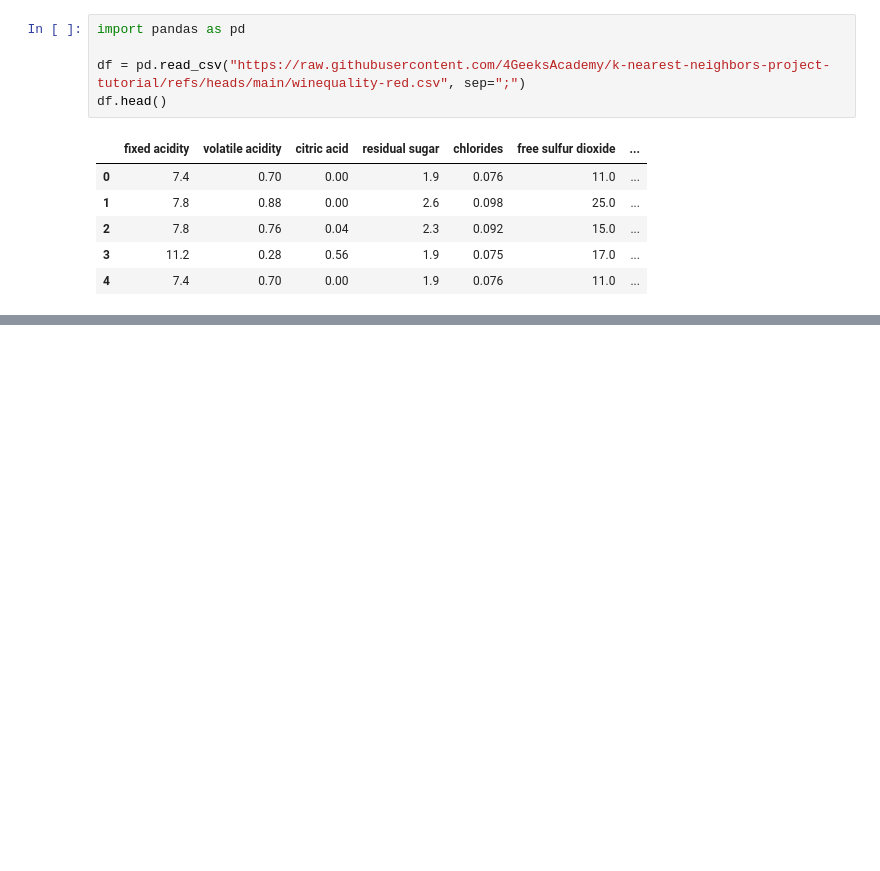
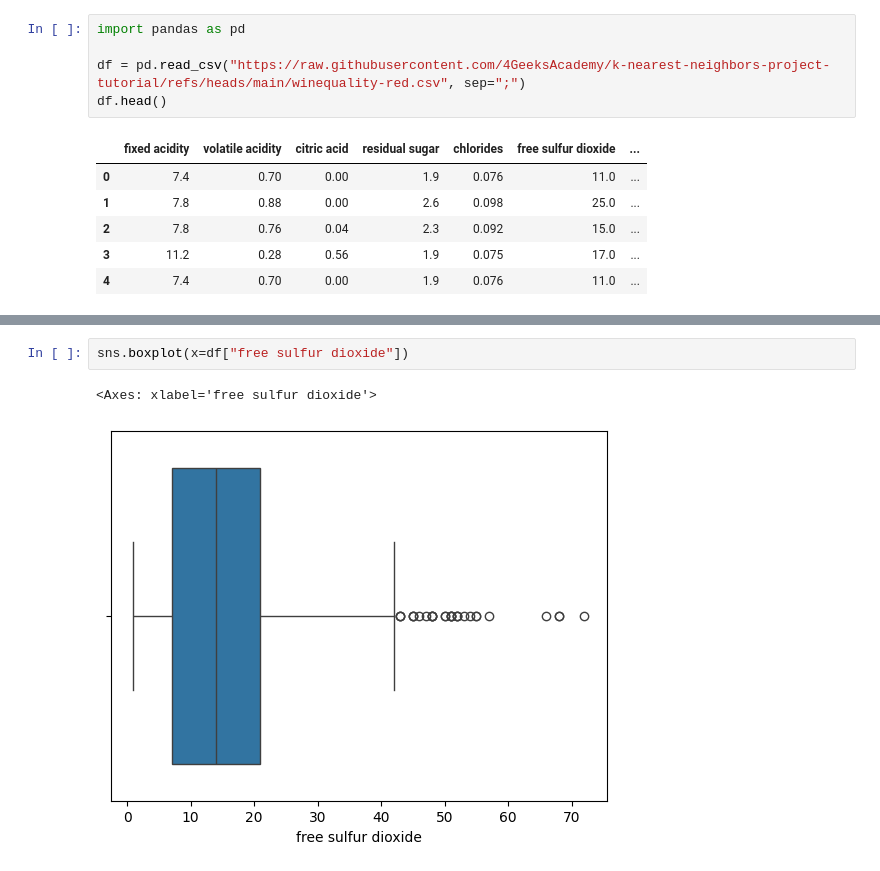
Before and after one commit to 4GeeksAcademy/k_nearest_neighbors_BBRH, a Jupyter notebook: src/k_nearest_neighbors_explore.ipynb, the cells around one changed output, grey strips where cells are left out. Cells and saved outputs as stored; diff of their text form; blank space fills up the shorter version.

```diff
--- a/src/k_nearest_neighbors_explore.ipynb
+++ b/src/k_nearest_neighbors_explore.ipynb
@@ -17,0 +105,5 @@ df.head()
+# %%
+sns.boxplot(x=df["free sulfur dioxide"])
+# %% [output]
+<Axes: xlabel='free sulfur dioxide'>
+[figure, added]
```
Also changed, not shown: parts of 21 cells of this notebook.
